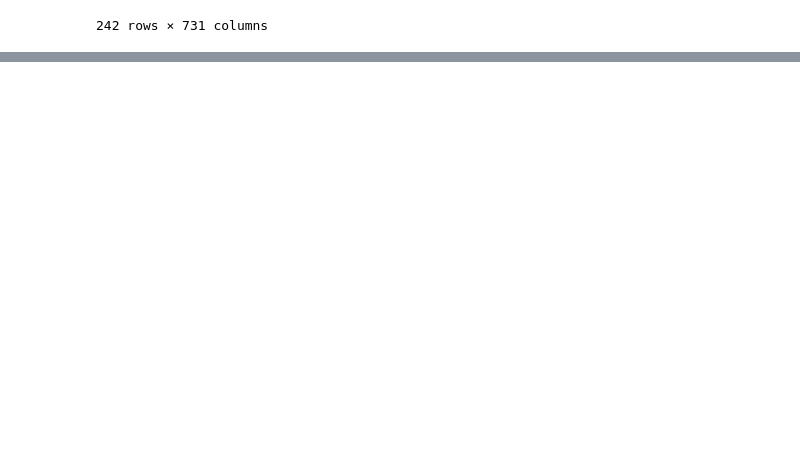
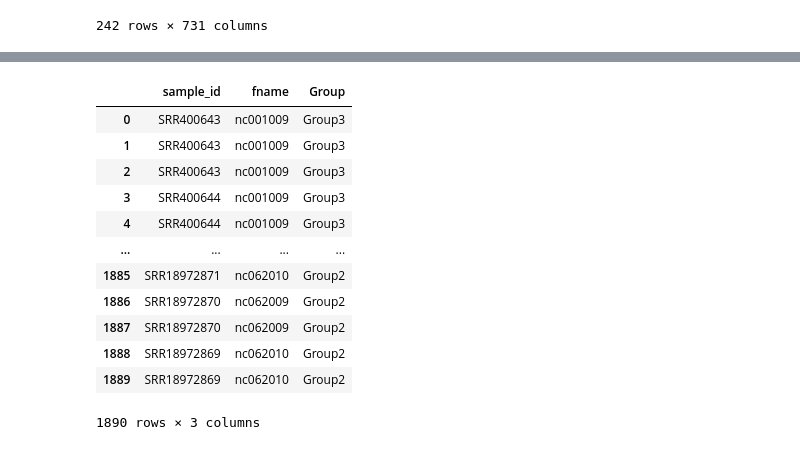
Before and after one commit to dongchen1998/code, a Jupyter notebook: lab/YM/5-分组信息.ipynb, the cells around one changed output, grey strips where cells are left out. Saved outputs shown, nothing was run; the diff lists cells and outputs as text; code cells hidden in the pictures; blank space fills up the shorter version.

```diff
--- a/lab/YM/5-分组信息.ipynb
+++ b/lab/YM/5-分组信息.ipynb
@@ -116,0 +117,6 @@ df_count.to_csv('./Nc_Counts_autohagy_deseq.csv', index=False)
+# %%
+# df1 = pd.read_csv('./Mt_sample_info.csv').copy()
+# df1
+
+df1 = pd.read_csv('./Nc_sample_info.csv').copy()
+df1
@@ -116,0 +137,8 @@ df_count.to_csv('./Nc_Counts_autohagy_deseq.csv', index=False)
+# %%
+# df1中sample_id列如果有重复，则删除重复行
+# df1.drop_duplicates(subset=['sample_id'], keep='first', inplace=True)
+
+# 将df1的condition列改名为fname
+df1.rename(columns={'condition': 'fname'}, inplace=True)
+
+df1
@@ -116,0 +162,9 @@ df_count.to_csv('./Nc_Counts_autohagy_deseq.csv', index=False)
+# %%
+df2 = pd.read_excel('Nc&Mt_PCA_sample.xlsx', sheet_name='Nc').copy()
+df2 = df2[['Run','Sample ID', 'Group']]
+
+# 将df2的列名Run改为sample_id
+df2.columns = ['sample_id','fname' ,'Group']
+
+df2 = df2[['fname' ,'Group']]
+df2
@@ -116,0 +185,21 @@ df_count.to_csv('./Nc_Counts_autohagy_deseq.csv', index=False)
+# %%
+# 合并两个df，按照sample_id合并
+# df_sample_mt = pd.merge(df1, df2, how='left', on='sample_id')
+
+# 根据fname，填充df1的Group列
+df_sample = pd.merge(df1, df2, how='left', on='fname')
+df_sample
+# %% [output]
+|  | sample_id | fname | Group |
+| 0 | SRR400643 | nc001009 | Group3 |
+| 1 | SRR400643 | nc001009 | Group3 |
+| 2 | SRR400643 | nc001009 | Group3 |
+| 3 | SRR400644 | nc001009 | Group3 |
+| 4 | SRR400644 | nc001009 | Group3 |
+| ... | ... | ... | ... |
+| 1885 | SRR18972871 | nc062010 | Group2 |
+| 1886 | SRR18972870 | nc062009 | Group2 |
+| 1887 | SRR18972870 | nc062009 | Group2 |
+| 1888 | SRR18972869 | nc062010 | Group2 |
+| 1889 | SRR18972869 | nc062010 | Group2 |
+1890 rows × 3 columns
```
Also changed, not shown: parts of 10 cells of this notebook, 9 other files.
